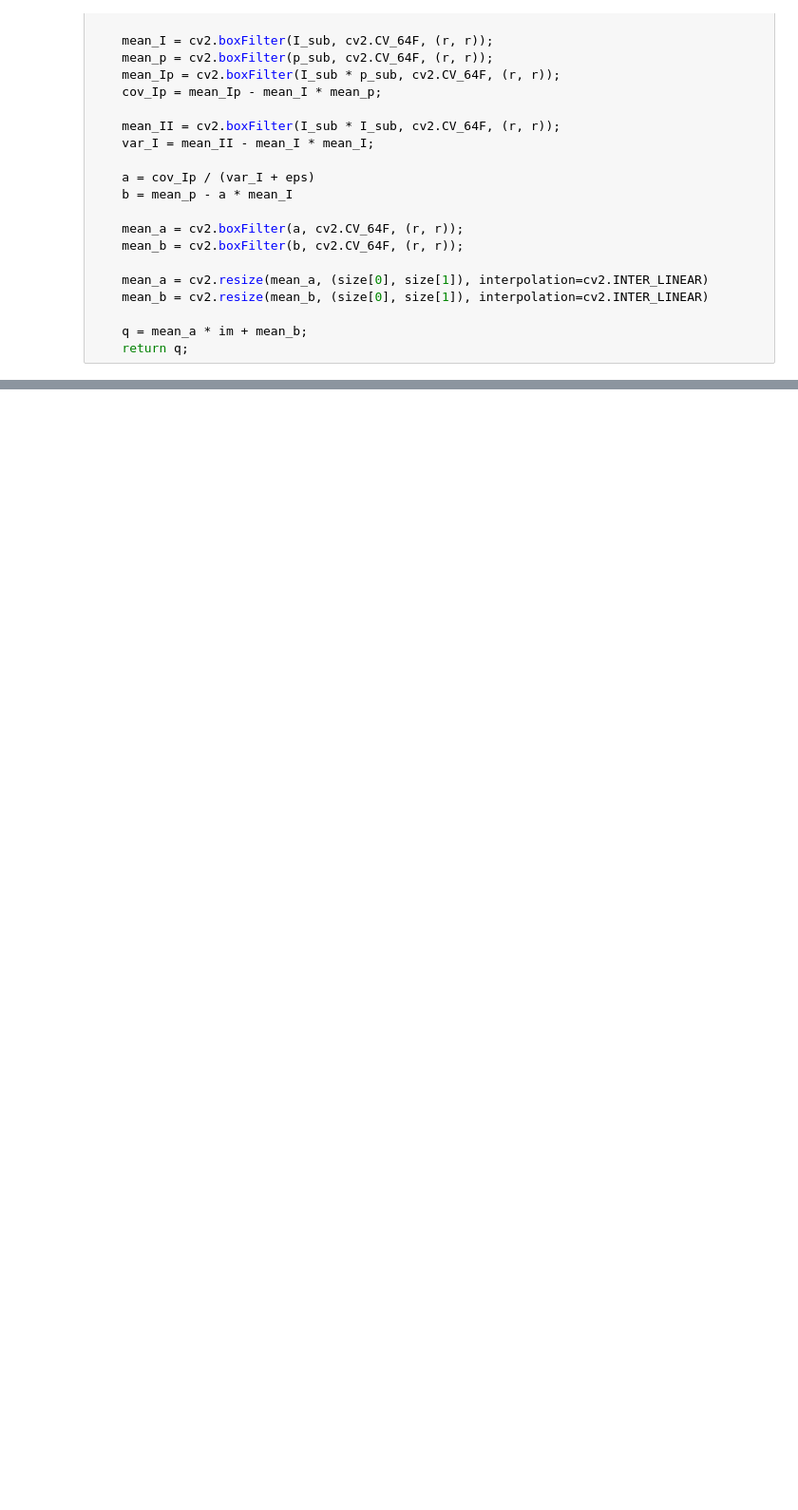
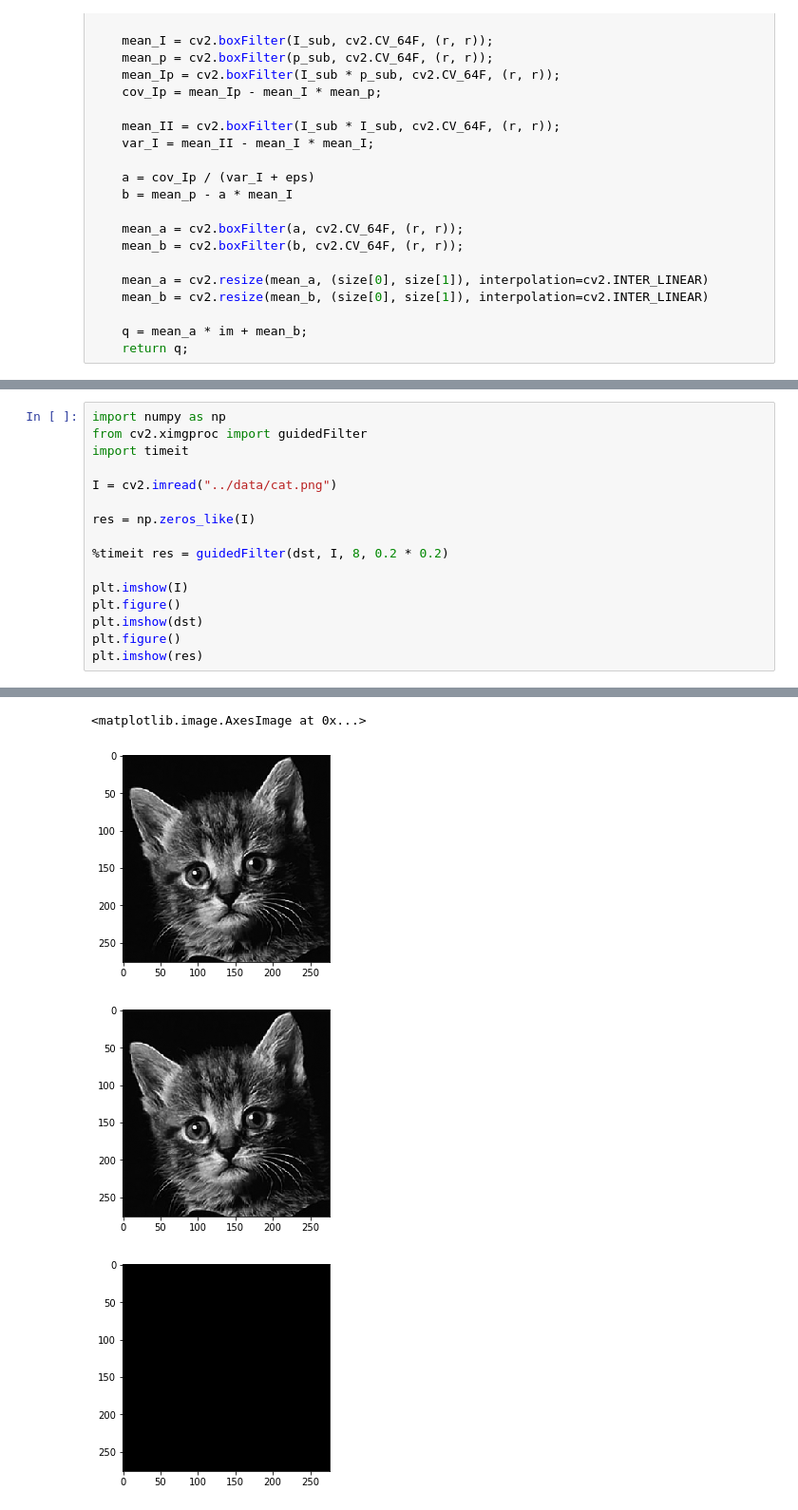
Before and after one commit to wpfhtl/gpu-guided-filter, a Jupyter notebook: src/guided_filter_cpu.ipynb, the cells around one changed output, grey strips where cells are left out. Shown: that part at 95% size. Cells and saved outputs as stored; diff of their text form; blank space fills up the shorter version.

Commit message:
cpu: add opencv guided filter

```diff
--- a/src/guided_filter_cpu.ipynb
+++ b/src/guided_filter_cpu.ipynb
@@ -71,2 +68,19 @@ plt.imshow(filtered)
 [figure]
 [figure]
+# %%
+import numpy as np
+from cv2.ximgproc import guidedFilter
+import timeit
+
+I = cv2.imread("../data/cat.png")
+
+res = np.zeros_like(I)
+
+%timeit res = guidedFilter(dst, I, 8, 0.2 * 0.2)
+
+plt.imshow(I)
+plt.figure()
+plt.imshow(dst)
+plt.figure()
+plt.imshow(res)
+# %% [output]
@@ -72,0 +88,4 @@ plt.imshow(filtered)
+<matplotlib.image.AxesImage at 0x...>
+[figure, added]
+[figure, added]
+[figure, added]
```
Also changed, not shown: parts of 4 cells of this notebook.
